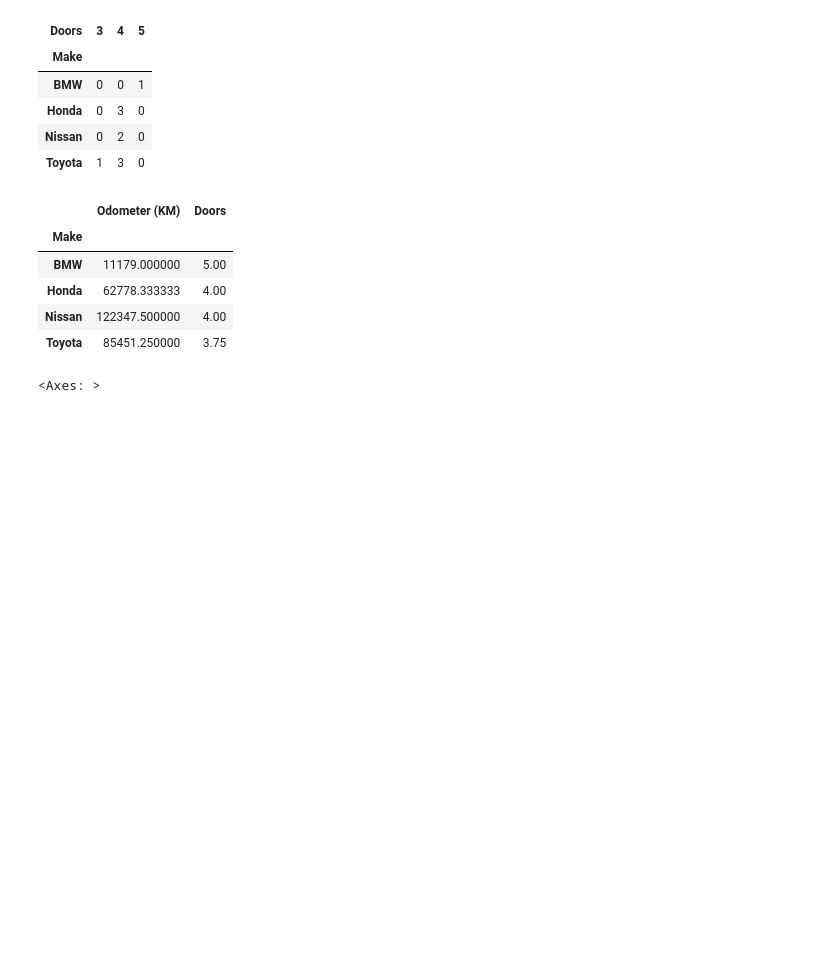
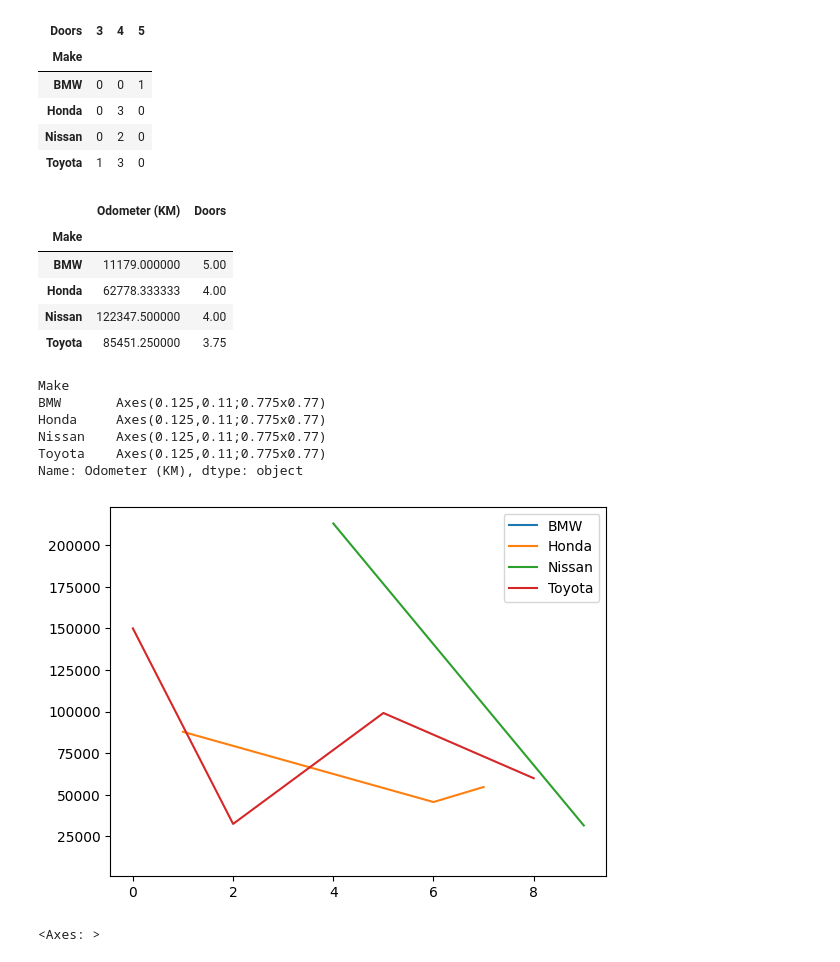
Before and after one commit to gnigam87/ML, a Jupyter notebook: NumpyPandasMatplotlib/PandasPractice.ipynb, the cells around one changed output. Cells and saved outputs as stored; diff of their text form; code cells hidden in the pictures; blank space fills up the shorter version.

```diff
--- a/NumpyPandasMatplotlib/PandasPractice.ipynb
+++ b/NumpyPandasMatplotlib/PandasPractice.ipynb
@@ -351,6 +351,16 @@ car_sales.groupby(["Make"]).mean(numeric_only=True)
 | Honda | 62778.333333 | 4.00 |
 | Nissan | 122347.500000 | 4.00 |
 | Toyota | 85451.250000 | 3.75 |
+# %%
+car_sales.groupby(["Make"])['Odometer (KM)'].plot(legend=True)
+# %% [output]
+Make
+BMW       Axes(0.125,0.11;0.775x0.77)
+Honda     Axes(0.125,0.11;0.775x0.77)
+Nissan    Axes(0.125,0.11;0.775x0.77)
+Toyota    Axes(0.125,0.11;0.775x0.77)
+Name: Odometer (KM), dtype: object
+[figure, added]
 # %%
 car_sales["Odometer (KM)"].plot() # Uses matplotlib
 # %% [output]
```
Also changed, not shown: parts of 25 cells of this notebook.
